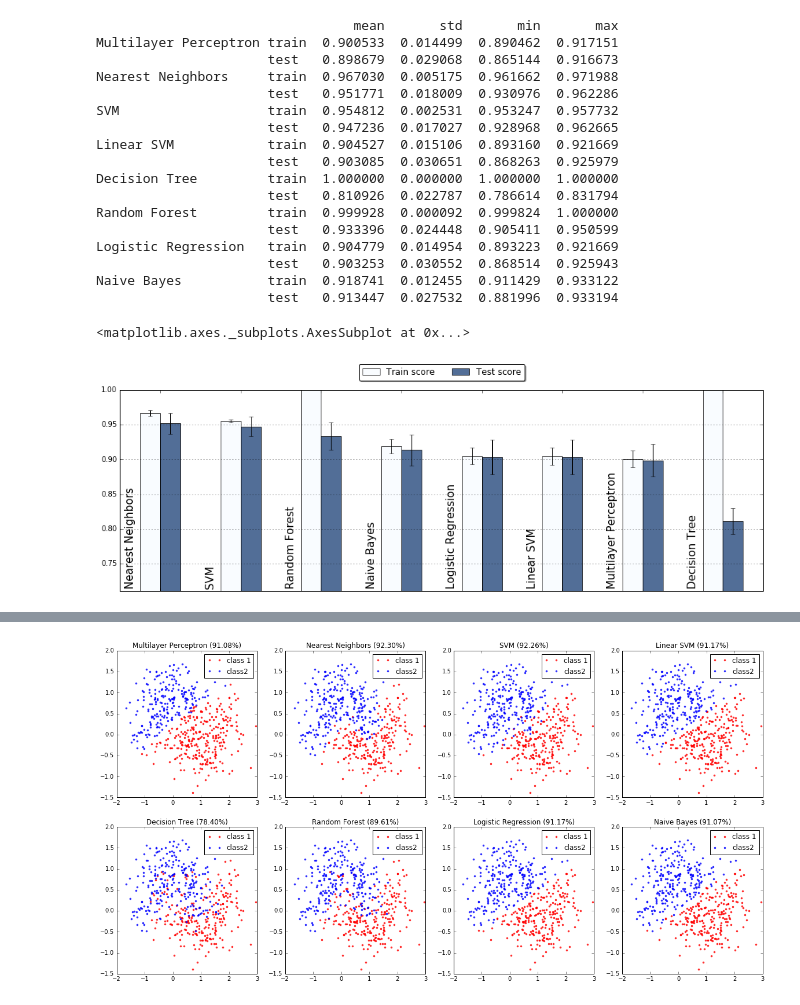
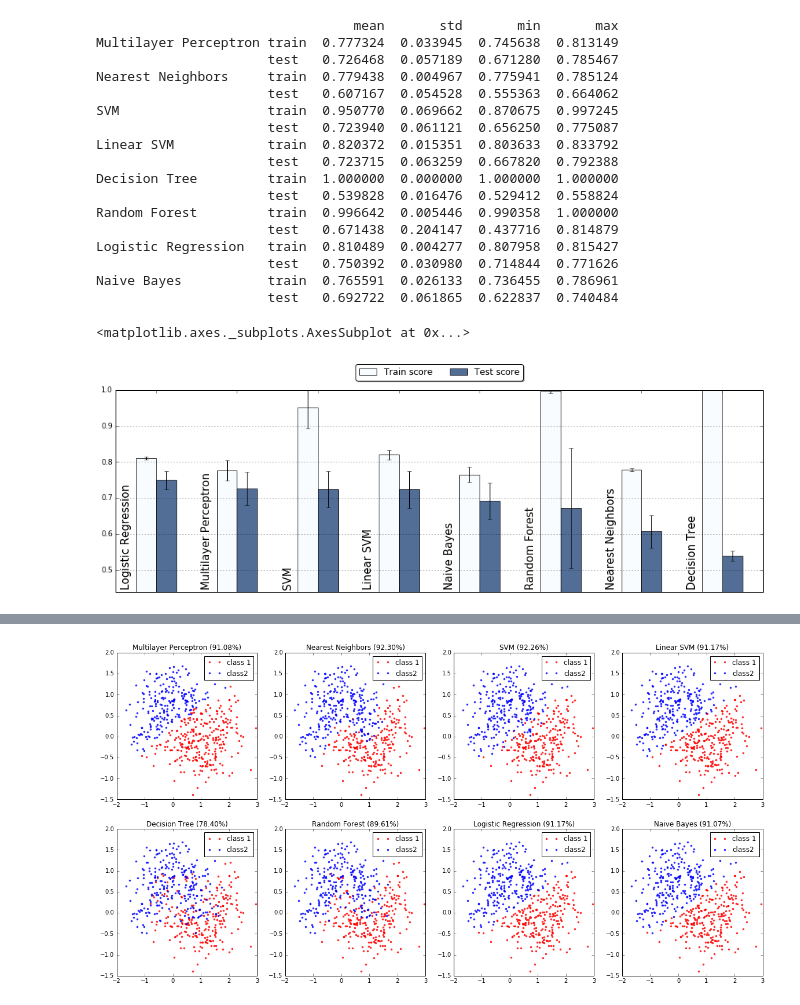
Before and after one commit to alvarouc/polyssifier, a Jupyter notebook: sample/example.ipynb, the cells around one changed output, grey strips where cells are left out. Drawn from its saved outputs; the diff is of its cells as text; code cells hidden in the pictures.

```diff
--- a/sample/example.ipynb
+++ b/sample/example.ipynb
@@ -30,35 +31,35 @@ AttributeError: 'itertools.starmap' object has no attribute 'pop'
 # %%
-data, label = make_classification(n_samples=1000, n_features=20,
+data, label = make_classification(n_samples=100, n_features=20,
                                       n_informative=5, n_redundant=2,
                                       n_repeated=0, n_classes=2,
                                       n_clusters_per_class=2, weights=None,
                                       flip_y=0.01, class_sep=1.0,
                                       hypercube=True, shift=0.0,
                                       scale=1.0, shuffle=True,
                                       random_state=None)
 scores, confusions, predictions = poly(data, label, n_folds=3, verbose=True,
-                                       feature_selection=True, save=False, concurrency=4)
+                                       feature_selection=True, save=False, concurrency=1)
 plot(scores)
 # %% [output]
                                  mean       std       min       max
-Multilayer Perceptron train  0.900533  0.014499  0.890462  0.917151
-                      test   0.898679  0.029068  0.865144  0.916673
-Nearest Neighbors     train  0.967030  0.005175  0.961662  0.971988
-                      test   0.951771  0.018009  0.930976  0.962286
-SVM                   train  0.954812  0.002531  0.953247  0.957732
-                      test   0.947236  0.017027  0.928968  0.962665
-Linear SVM            train  0.904527  0.015106  0.893160  0.921669
-                      test   0.903085  0.030651  0.868263  0.925979
+Multilayer Perceptron train  0.777324  0.033945  0.745638  0.813149
+                      test   0.726468  0.057189  0.671280  0.785467
+Nearest Neighbors     train  0.779438  0.004967  0.775941  0.785124
+                      test   0.607167  0.054528  0.555363  0.664062
+SVM                   train  0.950770  0.069662  0.870675  0.997245
+                      test   0.723940  0.061121  0.656250  0.775087
+Linear SVM            train  0.820372  0.015351  0.803633  0.833792
+                      test   0.723715  0.063259  0.667820  0.792388
 Decision Tree         train  1.000000  0.000000  1.000000  1.000000
-                      test   0.810926  0.022787  0.786614  0.831794
-Random Forest         train  0.999928  0.000092  0.999824  1.000000
-                      test   0.933396  0.024448  0.905411  0.950599
-Logistic Regression   train  0.904779  0.014954  0.893223  0.921669
-                      test   0.903253  0.030552  0.868514  0.925943
-Naive Bayes           train  0.918741  0.012455  0.911429  0.933122
-                      test   0.913447  0.027532  0.881996  0.933194
+                      test   0.539828  0.016476  0.529412  0.558824
+Random Forest         train  0.996642  0.005446  0.990358  1.000000
+                      test   0.671438  0.204147  0.437716  0.814879
+Logistic Regression   train  0.810489  0.004277  0.807958  0.815427
+                      test   0.750392  0.030980  0.714844  0.771626
+Naive Bayes           train  0.765591  0.026133  0.736455  0.786961
+                      test   0.692722  0.061865  0.622837  0.740484
 <matplotlib.axes._subplots.AxesSubplot at 0x...>
-[figure, old version]
+[figure, new version]
 # %%
 for key, val in confusions.items():
     print(key)
```
Also changed, not shown: parts of 1 cell of this notebook, 3 other files.
